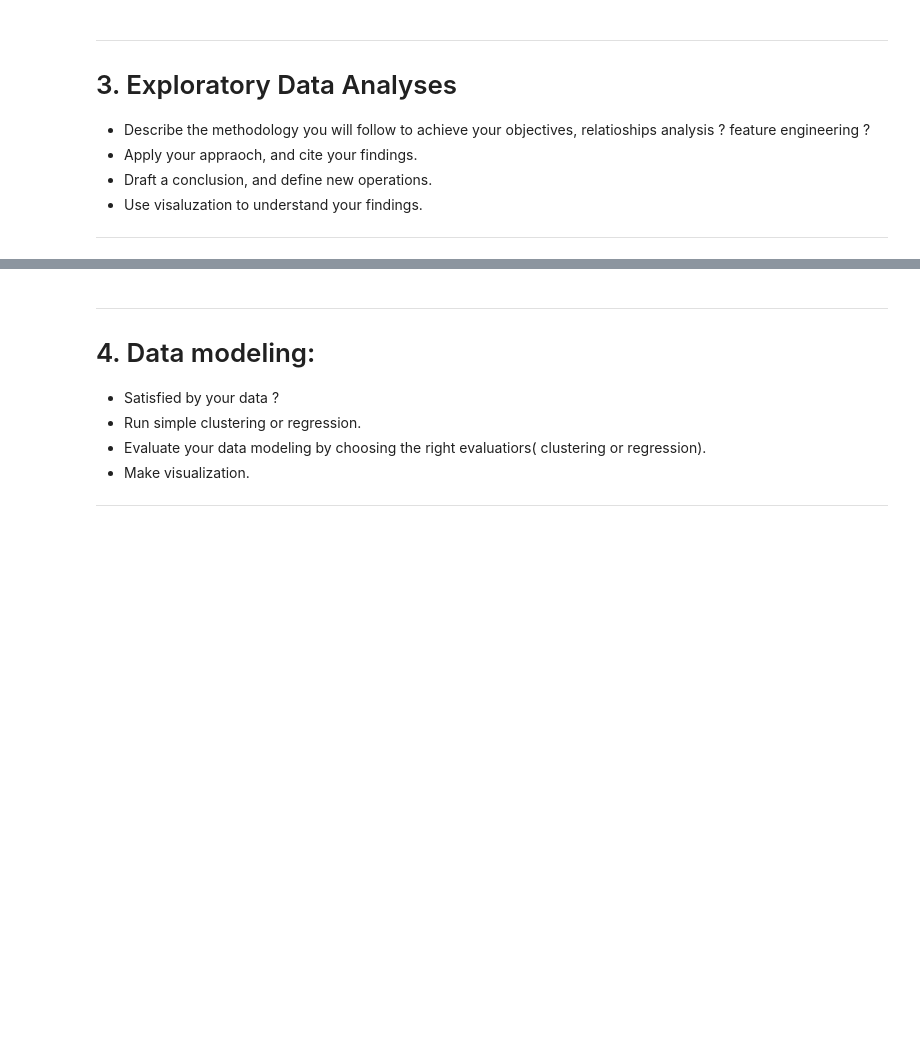
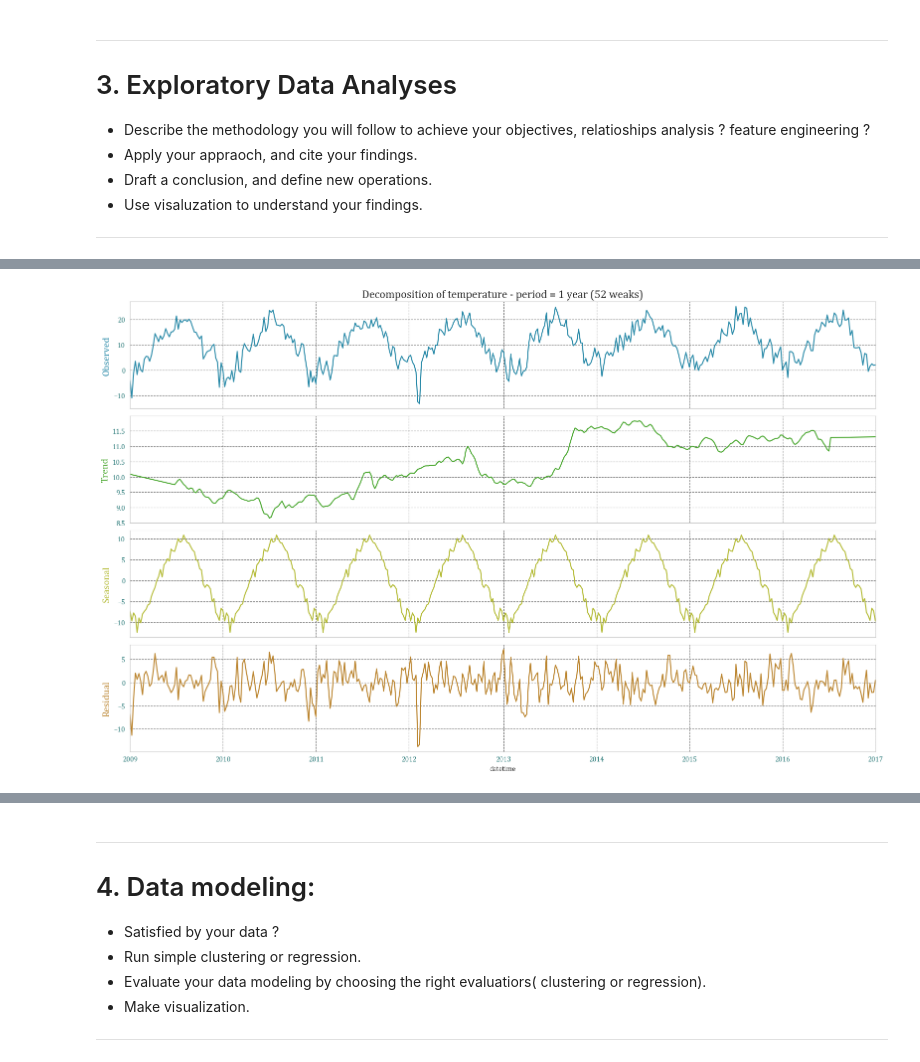
Before and after one commit to yassermessahli/Timeseries-forecasting-study-project-, a Jupyter notebook: ds-project.ipynb, the cells around one changed output, grey strips where cells are left out. Cells and saved outputs as stored; diff of their text form; code cells hidden in the pictures; blank space fills up the shorter version.

```diff
--- a/ds-project.ipynb
+++ b/ds-project.ipynb
@@ -208,0 +286,29 @@ dtype: int64
+# %%
+# Create subplots for decomposition visualization (4 rows, 1 column)
+fig, ax = plt.subplots(ncols=1, nrows=4, sharex=True, figsize=(16,10))
+
+# Perform seasonal decomposition with yearly period (52 weeks)
+res = seasonal_decompose(df["temperature"], period=52, model='additive', extrapolate_trend='freq')
+
+# Plot original time series data
+ax[0].set_title(f'Decomposition of temperature - period = 1 year (52 weaks)', fontsize=16)
+res.observed.plot(ax=ax[0], legend=False, color='#2487A6')
+ax[0].set_ylabel('Observed', fontsize=14, color='#2487A6')
+
+# Plot trend component
+res.trend.plot(ax=ax[1], legend=False, color='#47A62C')
+ax[1].set_ylabel('Trend', fontsize=14, color='#47A62C')
+
+# Plot seasonal component
+res.seasonal.plot(ax=ax[2], legend=False, color='#B3BA32')
+ax[2].set_ylabel('Seasonal', fontsize=14, color='#B3BA32')
+
+# Plot residual (noise) component
+res.resid.plot(ax=ax[3], legend=False, color='#BA832C')
+ax[3].set_ylabel('Residual', fontsize=14, color='#BA832C')
+
+# Adjust layout and display plot
+plt.tight_layout()
+plt.show()
+# %% [output]
+[figure, added]
```
Also changed, not shown: parts of 63 cells of this notebook, 5 other files.
